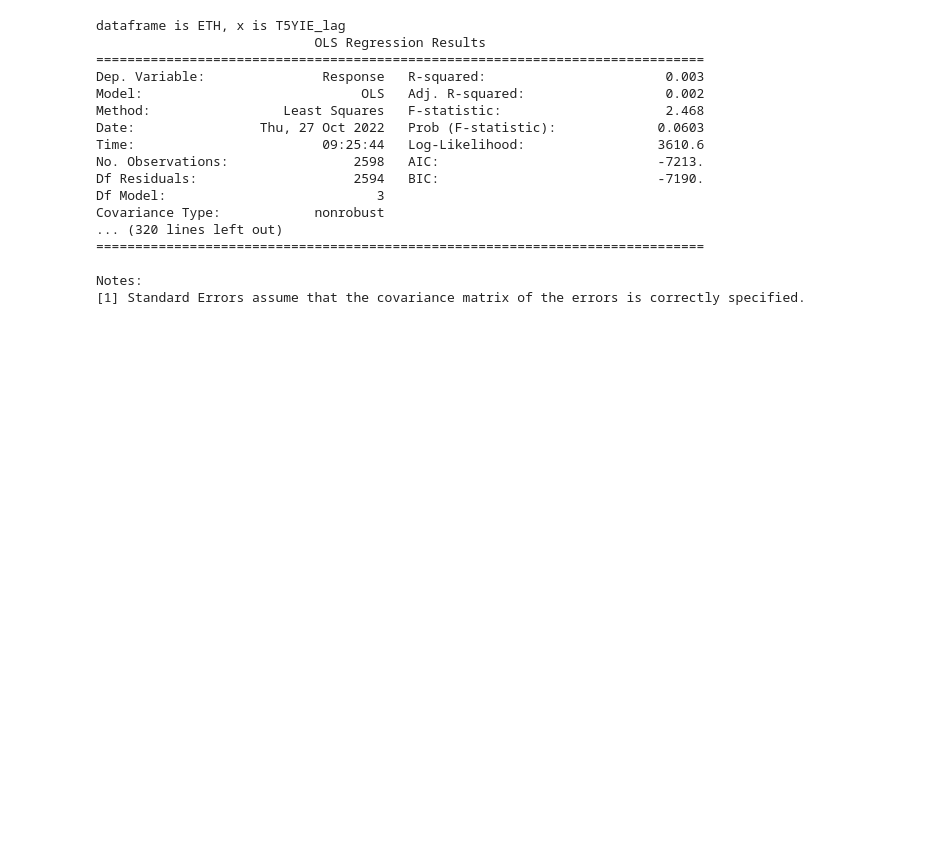
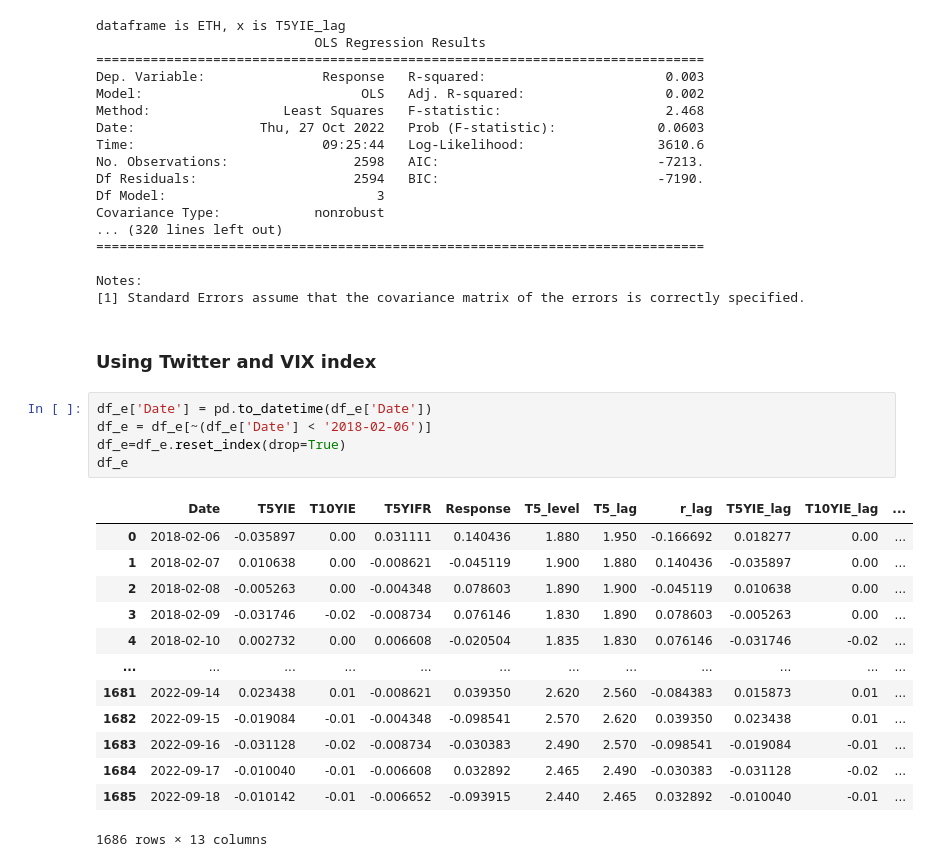
Before and after one commit to jennarempel/Team-ETH, a Jupyter notebook: Data/Fintech.ipynb, the cells around one changed output. Drawn from its saved outputs; the diff is of its cells as text; blank space fills up the shorter version.

Commit message:
finished adding twitter and vix control

```diff
--- a/Data/Fintech.ipynb
+++ b/Data/Fintech.ipynb
@@ -475,3 +460,24 @@ Covariance Type:            nonrobust
 
 Notes:
 [1] Standard Errors assume that the covariance matrix of the errors is correctly specified.
+# %% [markdown]
+### Using Twitter and VIX index
+# %%
+df_e['Date'] = pd.to_datetime(df_e['Date'])
+df_e = df_e[~(df_e['Date'] < '2018-02-06')]
+df_e=df_e.reset_index(drop=True)
+df_e
+# %% [output]
+|  | Date | T5YIE | T10YIE | T5YIFR | Response | T5_level | T5_lag | r_lag | T5YIE_lag | T10YIE_lag | ... |
+| 0 | 2018-02-06 | -0.035897 | 0.00 | 0.031111 | 0.140436 | 1.880 | 1.950 | -0.166692 | 0.018277 | 0.00 | ... |
+| 1 | 2018-02-07 | 0.010638 | 0.00 | -0.008621 | -0.045119 | 1.900 | 1.880 | 0.140436 | -0.035897 | 0.00 | ... |
+| 2 | 2018-02-08 | -0.005263 | 0.00 | -0.004348 | 0.078603 | 1.890 | 1.900 | -0.045119 | 0.010638 | 0.00 | ... |
+| 3 | 2018-02-09 | -0.031746 | -0.02 | -0.008734 | 0.076146 | 1.830 | 1.890 | 0.078603 | -0.005263 | 0.00 | ... |
+| 4 | 2018-02-10 | 0.002732 | 0.00 | 0.006608 | -0.020504 | 1.835 | 1.830 | 0.076146 | -0.031746 | -0.02 | ... |
+| ... | ... | ... | ... | ... | ... | ... | ... | ... | ... | ... | ... |
+| 1681 | 2022-09-14 | 0.023438 | 0.01 | -0.008621 | 0.039350 | 2.620 | 2.560 | -0.084383 | 0.015873 | 0.01 | ... |
+| 1682 | 2022-09-15 | -0.019084 | -0.01 | -0.004348 | -0.098541 | 2.570 | 2.620 | 0.039350 | 0.023438 | 0.01 | ... |
+| 1683 | 2022-09-16 | -0.031128 | -0.02 | -0.008734 | -0.030383 | 2.490 | 2.570 | -0.098541 | -0.019084 | -0.01 | ... |
+| 1684 | 2022-09-17 | -0.010040 | -0.01 | -0.006608 | 0.032892 | 2.465 | 2.490 | -0.030383 | -0.031128 | -0.02 | ... |
+| 1685 | 2022-09-18 | -0.010142 | -0.01 | -0.006652 | -0.093915 | 2.440 | 2.465 | 0.032892 | -0.010040 | -0.01 | ... |
+1686 rows × 13 columns
```
Also changed, not shown: parts of 9 cells of this notebook, 1 other file.
